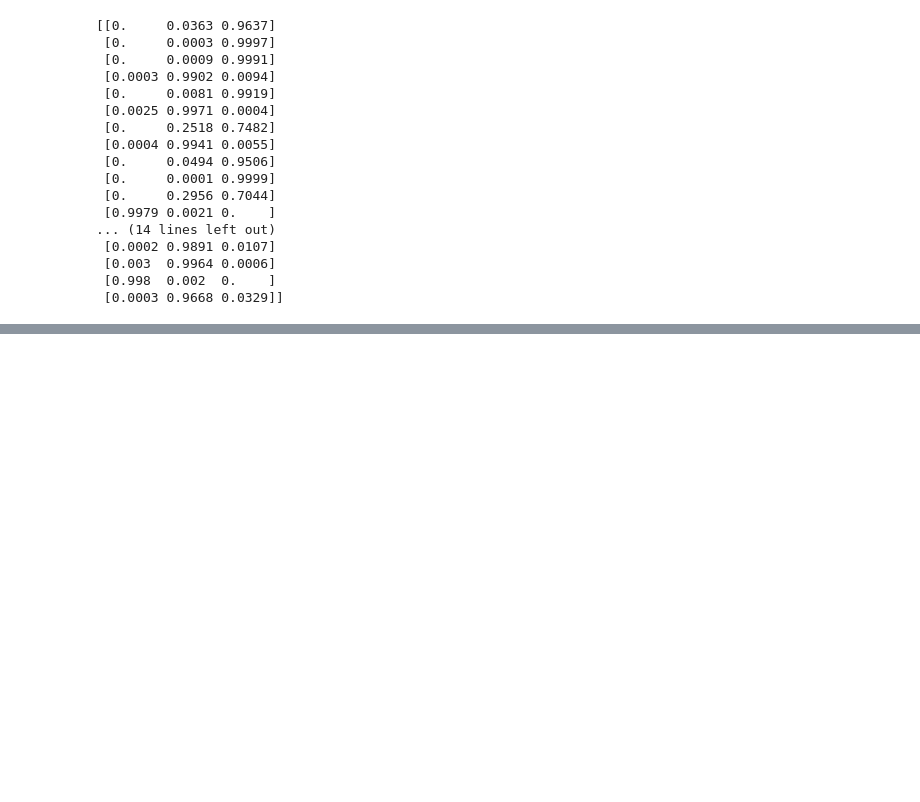
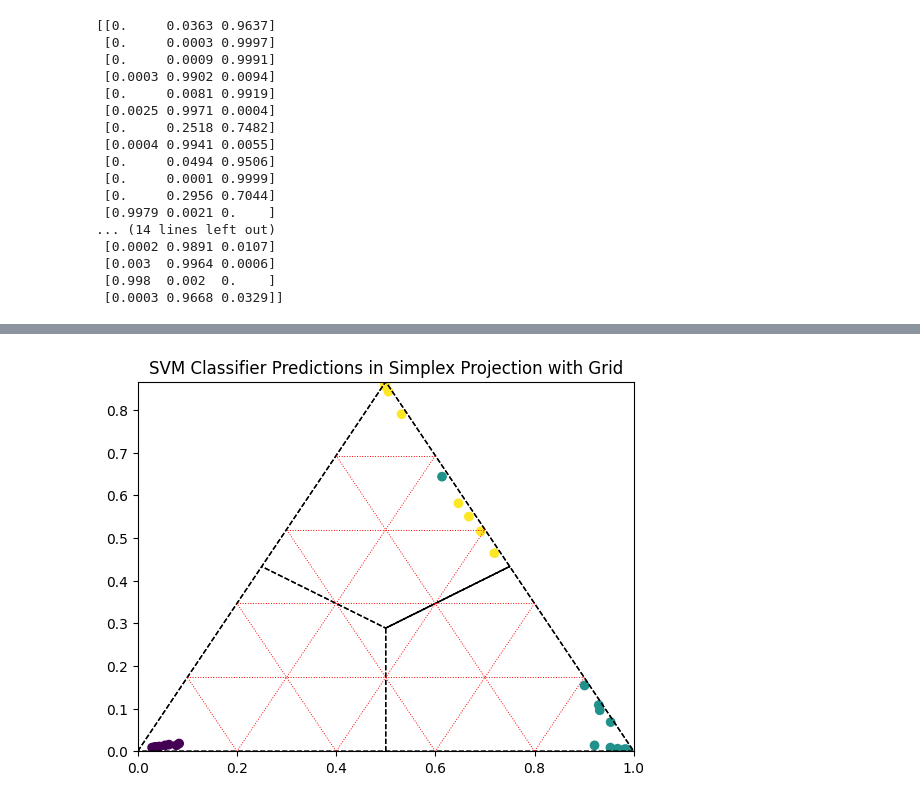
Before and after one commit to sj-fleming/PytorchTest, a Jupyter notebook: plots.ipynb, the cells around one changed output, grey strips where cells are left out. Drawn from its saved outputs; the diff is of its cells as text; code cells hidden in the pictures; blank space fills up the shorter version.

```diff
--- a/plots.ipynb
+++ b/plots.ipynb
@@ -317,0 +310,53 @@ print(rounded)
+# %%
+# Create and train the SVC
+from sklearn.svm import SVC
+import numpy as np
+import matplotlib.pyplot as plt
+
+def project_to_simplex(data):
+    return np.dot(data, np.array([[0,0], [1,0], [0.5, np.sqrt(3)/2]]))
+
+svm = SVC(kernel='linear', gamma='auto', C=1, random_state=42, probability=True)
+svm.fit(X_train, y_train)
+predictions = np.around(svm.predict_proba(X_test), 3)
+plt.scatter(project_to_simplex(predictions)[:,0], project_to_simplex(predictions)[:,1], c=y_test)
+plt.plot([0.5, 0.5, 0.75, 0.5, 0.25], [0, np.sqrt(3)/6, 0.433, np.sqrt(3)/6, 0.433], 'k--', lw=1)
+plt.plot([0, 0.5, 1, 0], [0, np.sqrt(3)/2, 0, 0], 'k--', lw=1)
+
+# Draw triangle edges
+plt.plot([0.5, 0.5, 0.75, 0.5, 0.25], [0, np.sqrt(3)/6, 0.433, np.sqrt(3)/6, 0.433], 'k--', lw=1)
+plt.plot([0, 0.5, 1, 0], [0, np.sqrt(3)/2, 0, 0], 'k--', lw=1)
+
+# Grid lines
+n_grid = 5
+def draw_line(p1, p2, **kwargs):
+    plt.plot([p1[0], p2[0]], [p1[1], p2[1]], **kwargs)
+
+A = np.array([0, 0])
+B = np.array([1, 0])
+C = np.array([0.5, np.sqrt(3)/2])
+
+for i in range(1, n_grid):
+    t = i / n_grid
+
+    # Lines parallel to AB (constant C)
+    p1 = (1 - t) * C + t * A
+    p2 = (1 - t) * C + t * B
+    draw_line(p1, p2, color='red', linestyle=':', linewidth=0.7)
+
+    # Lines parallel to BC (constant A)
+    p1 = (1 - t) * A + t * B
+    p2 = (1 - t) * A + t * C
+    draw_line(p1, p2, color='red', linestyle=':', linewidth=0.7)
+
+    # Lines parallel to AC (constant B)
+    p1 = (1 - t) * B + t * C
+    p2 = (1 - t) * B + t * A
+    draw_line(p1, p2, color='red', linestyle=':', linewidth=0.7)
+
+plt.title('SVM Classifier Predictions in Simplex Projection with Grid')
+plt.xlim((0,1))
+plt.ylim((0,np.sqrt(3)/2))
+plt.show()
+# %% [output]
+[figure, added]
```
Also changed, not shown: parts of 11 cells of this notebook, 1 other file.
